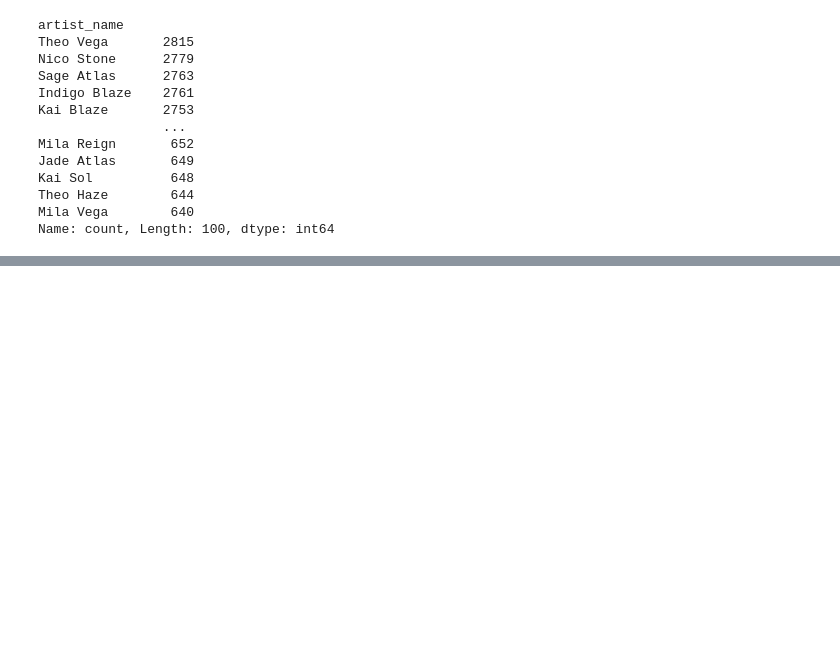
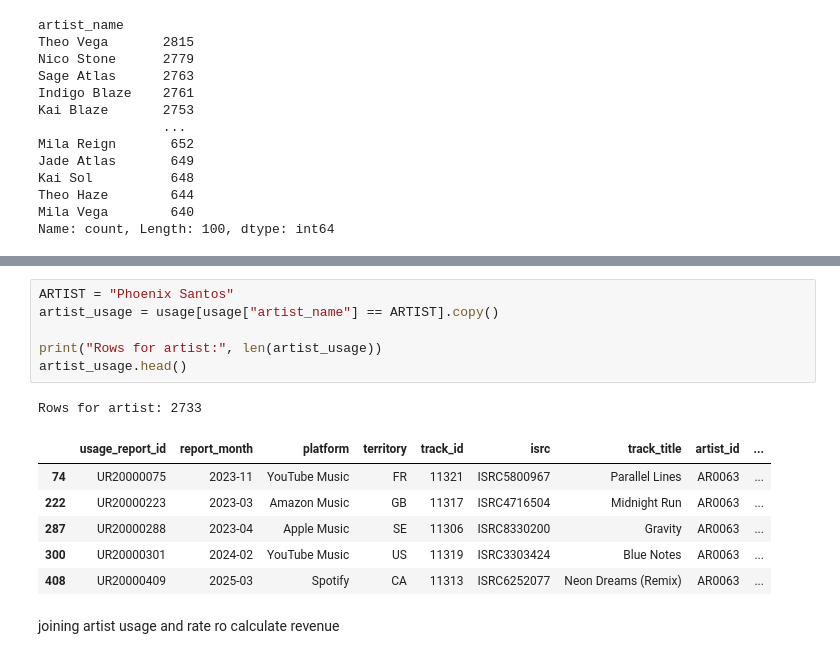
Before and after one commit to JermaineRAM/02_artist_revenue_forecasting, a Jupyter notebook: notebooks/01_revenue_time_series.ipynb, the cells around one changed output, grey strips where cells are left out. Saved outputs shown, nothing was run; the diff lists cells and outputs as text; blank space fills up the shorter version.

```diff
--- a/notebooks/01_revenue_time_series.ipynb
+++ b/notebooks/01_revenue_time_series.ipynb
@@ -38,0 +80,16 @@ Name: count, Length: 100, dtype: int64
+# %%
+ARTIST = "Phoenix Santos"
+artist_usage = usage[usage["artist_name"] == ARTIST].copy()
+
+print("Rows for artist:", len(artist_usage))
+artist_usage.head()
+# %% [output]
+Rows for artist: 2733
+|  | usage_report_id | report_month | platform | territory | track_id | isrc | track_title | artist_id | ... |
+| 74 | UR20000075 | 2023-11 | YouTube Music | FR | 11321 | ISRC5800967 | Parallel Lines | AR0063 | ... |
+| 222 | UR20000223 | 2023-03 | Amazon Music | GB | 11317 | ISRC4716504 | Midnight Run | AR0063 | ... |
+| 287 | UR20000288 | 2023-04 | Apple Music | SE | 11306 | ISRC8330200 | Gravity | AR0063 | ... |
+| 300 | UR20000301 | 2024-02 | YouTube Music | US | 11319 | ISRC3303424 | Blue Notes | AR0063 | ... |
+| 408 | UR20000409 | 2025-03 | Spotify | CA | 11313 | ISRC6252077 | Neon Dreams (Remix) | AR0063 | ... |
+# %% [markdown]
+joining artist usage and rate ro calculate revenue
```
Also changed, not shown: parts of 24 cells of this notebook, 1 other file.
